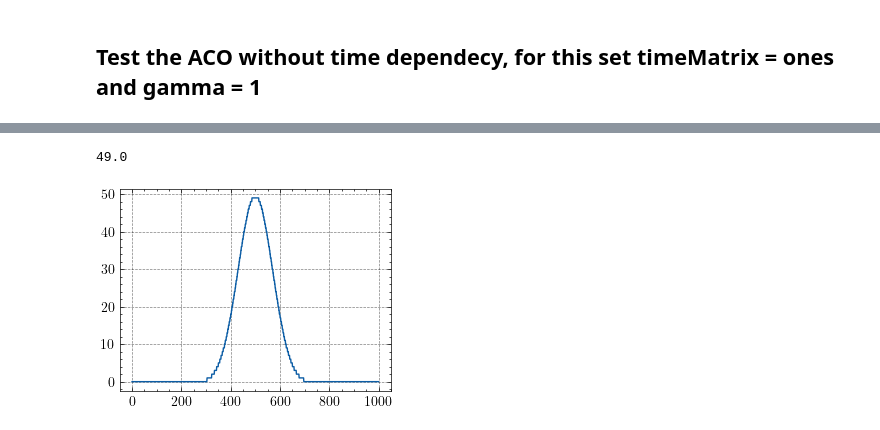
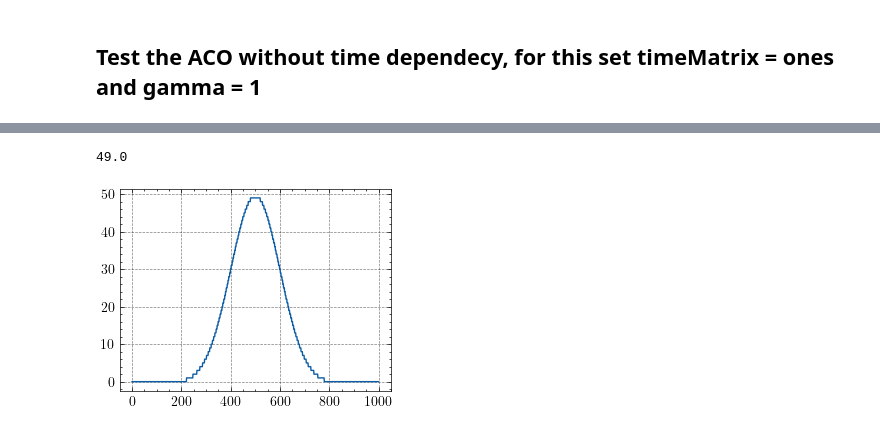
Before and after one commit to FelixWaldschock/Chalmers_FFR120_PubCrawl, a Jupyter notebook: PubCrawl_Notebook.ipynb, the cells around one changed output, grey strips where cells are left out. Saved outputs shown, nothing was run; the diff lists cells and outputs as text; code cells hidden in the pictures.

```diff
--- a/PubCrawl_Notebook.ipynb
+++ b/PubCrawl_Notebook.ipynb
@@ -177,27 +177,27 @@ Pub ID:  9  Opening Time:  107  Closing Time:  598  Waiting Time:  0  Popularity
 # %%
 def getQueueLength(currentTime):
     # gaussian distribution with the mean = peakTime
-    sigma = 70
+    sigma = 100
     peaktime = 500
     mu = peaktime
     popul = 50
     term1 = popul
     # *  1 / (sigma * np.sqrt(2 * np.pi))
     term2 = np.exp(-0.5 * ((currentTime - mu)/sigma)**2)
     queueLength = term1 * term2
     # print("Term1: ", term1)
     # print("Term2: ", term2)
     # print("Queue Length: ", queueLength)
     return int(queueLength)
 
 # plot from t = 0 to t = 1000
 t = np.linspace(0, 1000, 1000)
 queueLength = np.zeros(len(t))
 for i, time in enumerate(t):
     queueLength[i] = getQueueLength(time)
 
 plt.plot(t, queueLength)
 print(max(queueLength))
 # %% [output]
 49.0
-[figure, old version]
+[figure, new version]
```
Also changed, not shown: parts of 5 cells of this notebook, 9 other files.
